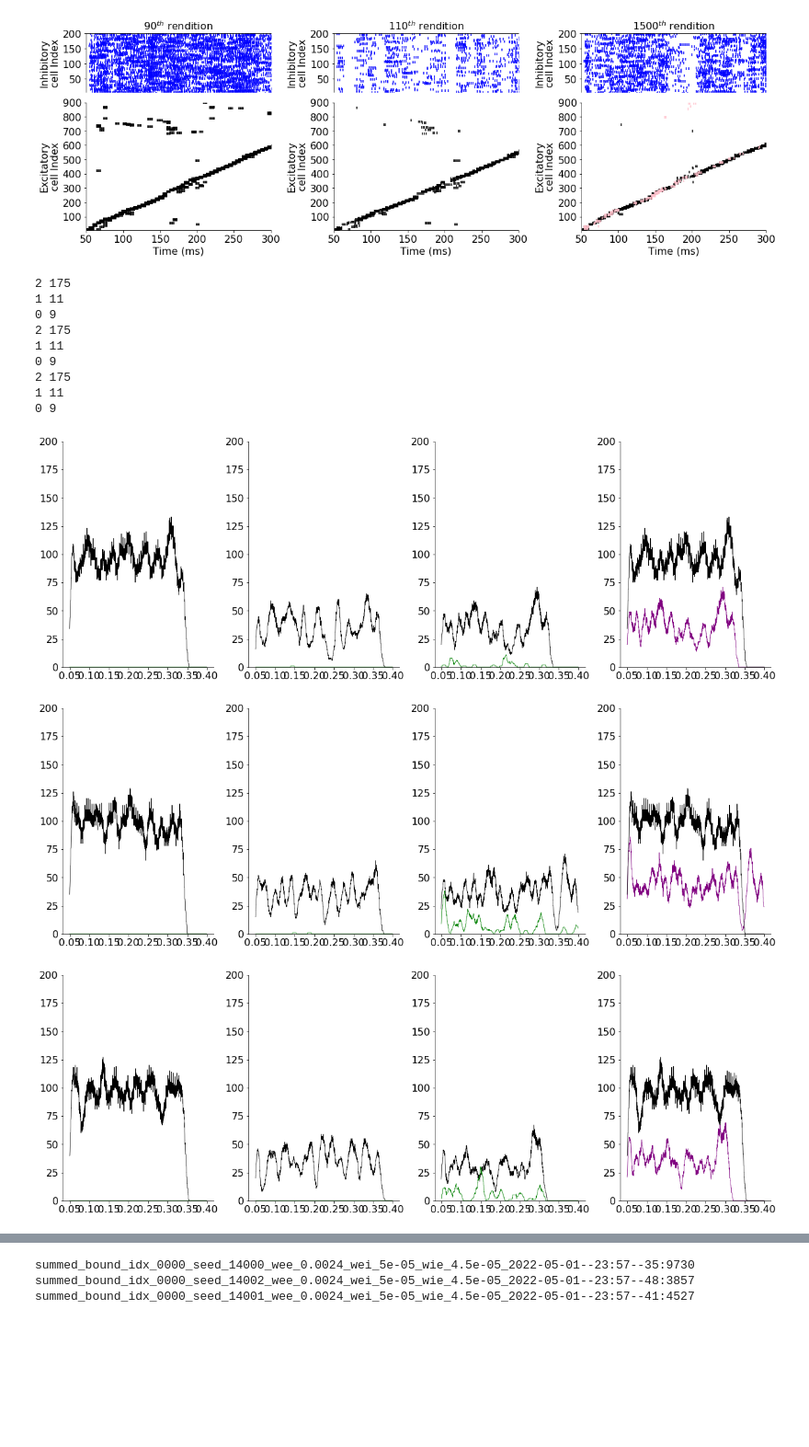
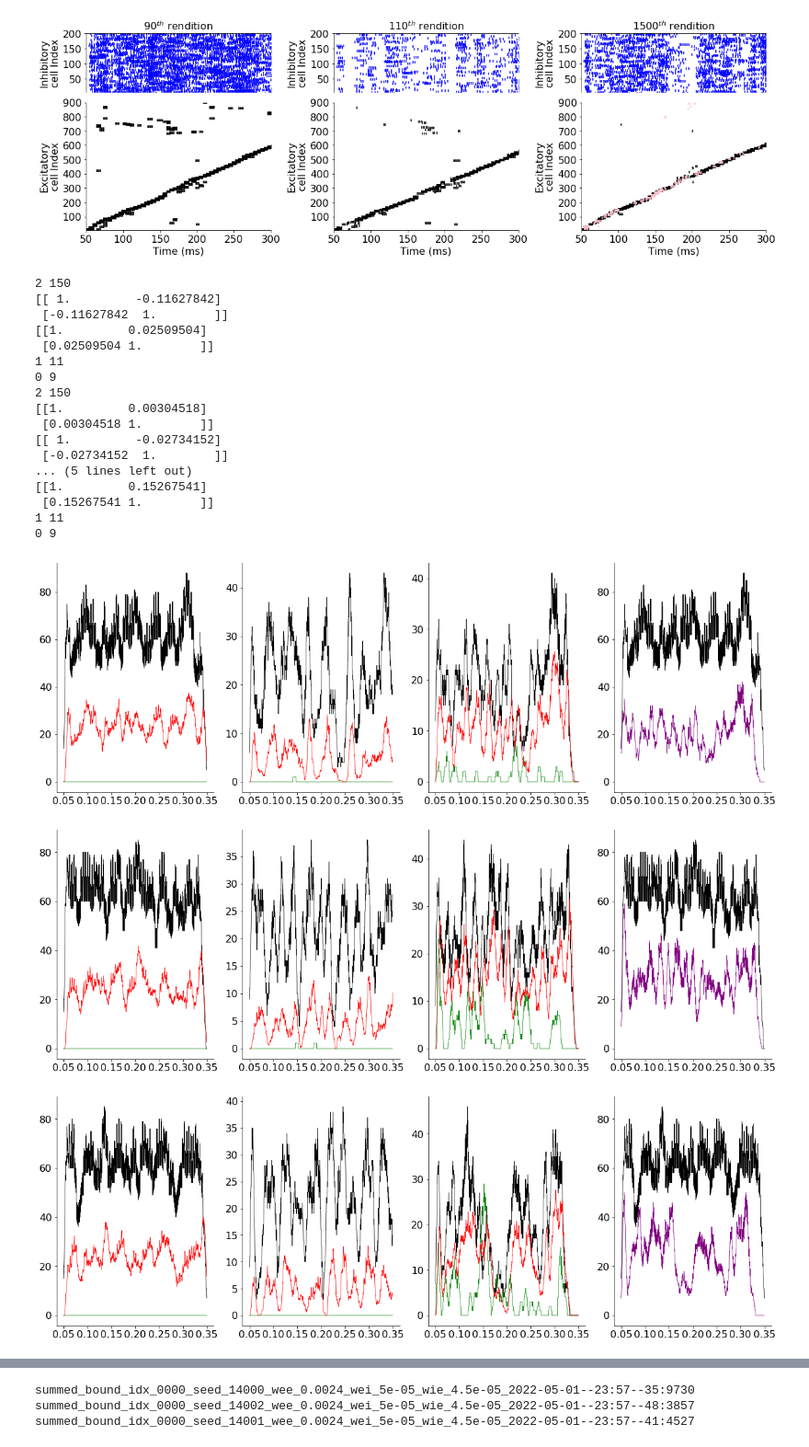
Before and after one commit to davidgbe/synfire_chain_growth, a Jupyter notebook: resilience_project_22_04_13/neurogenesis_+_heterosynaptic_comp_22_04_13/firing_rate_bound_neurogenesis_22_04_20/nb.ipynb, the cells around one changed output, grey strips where cells are left out. Shown at 92% size. Saved outputs shown, nothing was run; the diff lists cells and outputs as text; code cells hidden in the pictures; blank space fills up the shorter version.

```diff
--- a/resilience_project_22_04_13/neurogenesis_+_heterosynaptic_comp_22_04_13/firing_rate_bound_neurogenesis_22_04_20/nb.ipynb
+++ b/resilience_project_22_04_13/neurogenesis_+_heterosynaptic_comp_22_04_13/firing_rate_bound_neurogenesis_22_04_20/nb.ipynb
@@ -350,45 +350,55 @@ def make_total_activity_graphs(name, timepoints=[0, 72, 73], n_exc=450):
 
                 inh_raster = data['inh_raster']
 
-                t, e_old_activity_trace = sliding_window_activity(exc_raster_old, 5e-3, dt, (0.05, 0.4))
-                t, e_new_activity_trace = sliding_window_activity(exc_raster_new, 5e-3, dt, (0.05, 0.4))
-                t, i_activity_trace = sliding_window_activity(inh_raster, 5e-3, dt, (0.05, 0.4))
+                t, e_old_activity_trace = sliding_window_activity(exc_raster_old, 3e-3, dt, (0.05, 0.35))
+                t, e_new_activity_trace = sliding_window_activity(exc_raster_new, 3e-3, dt, (0.05, 0.35))
+                t, i_activity_trace = sliding_window_activity(inh_raster, 3e-3, dt, (0.05, 0.35))
 
                 if j == (len(timepoints) - 1):
                     axs[len(timepoints)].plot(t, e_old_activity_trace + e_new_activity_trace, lw=0.7, c='purple', zorder=0, alpha=1)
+                    print(np.corrcoef(e_old_activity_trace, e_new_activity_trace))
+                    print(np.corrcoef(i_activity_trace, e_new_activity_trace))
                 if j == 0:
                     axs[len(timepoints)].plot(t, e_old_activity_trace, lw=0.7, c='black', zorder=0, alpha=1)
 
 
                 axs[j].plot(t, e_old_activity_trace, lw=0.7, c='black', zorder=0, alpha=1)
                 axs[j].plot(t, e_new_activity_trace, lw=0.7, c='green', zorder=0, alpha=1)
-                # axs[j].plot(t, i_activity_trace, lw=0.7, c='red', zorder=0, alpha=1)
+                axs[j].plot(t, i_activity_trace / 5, lw=0.7, c='red', zorder=0, alpha=1)
 #                 axs[j].plot(t, i_activity_trace / e_activity_trace * 10, lw=0.7, c='blue', zorder=0, alpha=1)
                 j -= 1
 
         for k in range(len(timepoints) + 1):
-                axs[k].set_ylim(0, 200)
+#                 axs[k].set_ylim(0, 200)
                 set_font_size(axs[k], 16)
                 axs[k].spines['right'].set_visible(False)
                 axs[k].spines['top'].set_visible(False)
 #         fig.tight_layout()
         save_fig(fig, './figures/paper/rasters', f'{exp_dir_name}.svg')
 # %%
-make_total_activity_graphs(['summed_bound_idx_0000_seed_1400'],
-                           timepoints=[9, 11, 175], n_exc=900)
+make_total_activity_graphs(['summed_bound_idx'],
+                           timepoints=[9, 11, 150], n_exc=900)
 # %% [output]
-2 175
+2 150
+[[ 1.         -0.11627842]
+ [-0.11627842  1.        ]]
+[[1.         0.02509504]
+ [0.02509504 1.        ]]
 1 11
 0 9
-2 175
+2 150
+[[1.         0.00304518]
+ [0.00304518 1.        ]]
+[[ 1.         -0.02734152]
+ [-0.02734152  1.        ]]
+... (5 lines left out)
+[[1.         0.15267541]
+ [0.15267541 1.        ]]
 1 11
 0 9
-2 175
-1 11
-0 9
-[figure, old version]
+[figure, new version]
-[figure, old version]
+[figure, new version]
-[figure, old version]
+[figure, new version]
 # %%
 
 def make_figure_2_plot(names, labels, condition_colors, n_exc=450, file_name_ext='', ylim1=None, ylim2=None,
```
Also changed, not shown: parts of 3 cells of this notebook, 15 other files.
